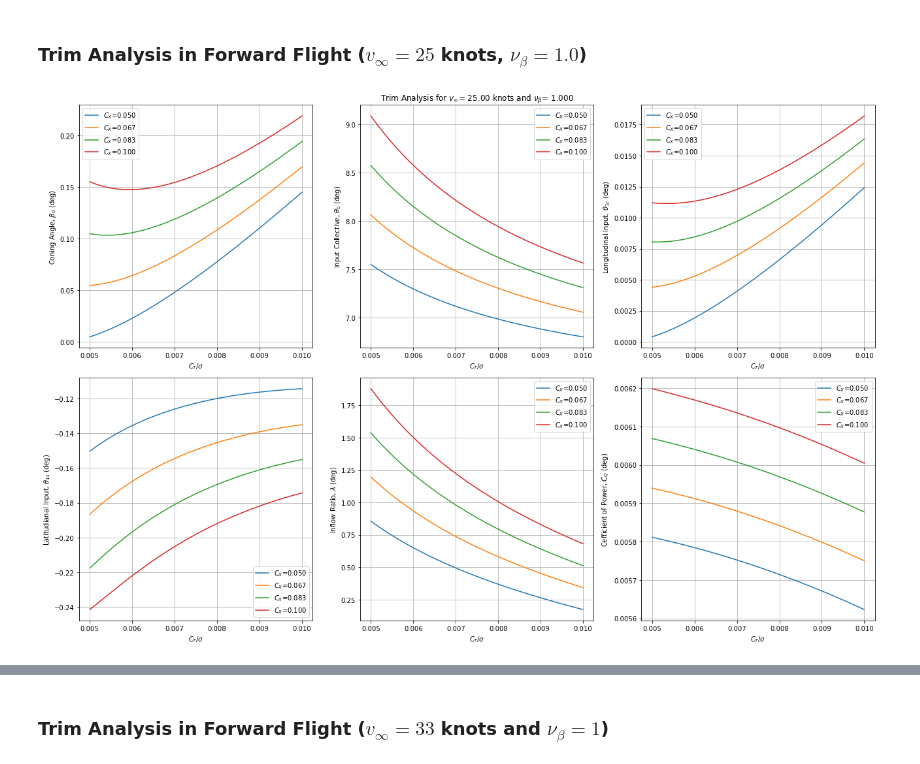
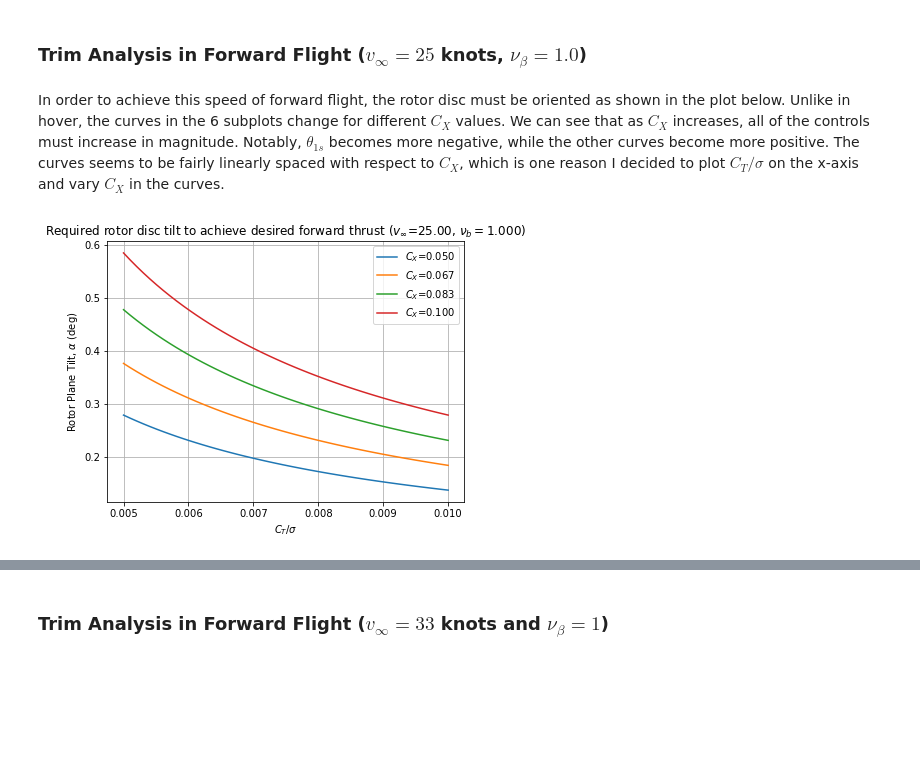
Before and after one commit to nruhl25/HoveringVehicleDesign, a Jupyter notebook: proj2/proj2_report.ipynb, the cells around one changed output, grey strips where cells are left out. Cells and saved outputs as stored; diff of their text form; code cells hidden in the pictures; blank space fills up the shorter version.

```diff
--- a/proj2/proj2_report.ipynb
+++ b/proj2/proj2_report.ipynb
@@ -36,12 +87,11 @@ plot_rotor_trim(trim1_tuple)
 # %% [markdown]
 ### Trim Analysis in Forward Flight ($v_\infty=25$ knots, $\nu_\beta=1.0$)
+# %% [markdown]
+In order to achieve this speed of forward flight, the rotor disc must be oriented as shown in the plot below. Unlike in hover, the curves in the 6 subplots change for different $C_X$ values. We can see that as $C_X$ increases, all of the controls must increase in magnitude. Notably, $\theta_{1s}$ becomes more negative, while the other curves become more positive. The curves seems to be fairly linearly spaced with respect to $C_X$, which is one reason I decided to plot $C_T/\sigma$ on the x-axis and vary $C_X$ in the curves.
 # %%
 v_inf = knots2mps(25)  # m/s (since vtip is defined in m/s)
 nu_b = 1.0
 
-trims = calc_trims_array(CX_list, CT_list, v_inf, nu_b)
-trim1_tuple = (CX_list, CT_list, v_inf, nu_b, trims) # info relevant to trim1
-
-plot_rotor_trim(trim1_tuple)
+plot_rotor_disc_tilt(CX_list, CT_norm_list, v_inf, nu_b)
 # %% [output]
-[figure, old version]
+[figure, new version]
```
Also changed, not shown: parts of 22 cells of this notebook, 3 other files.
